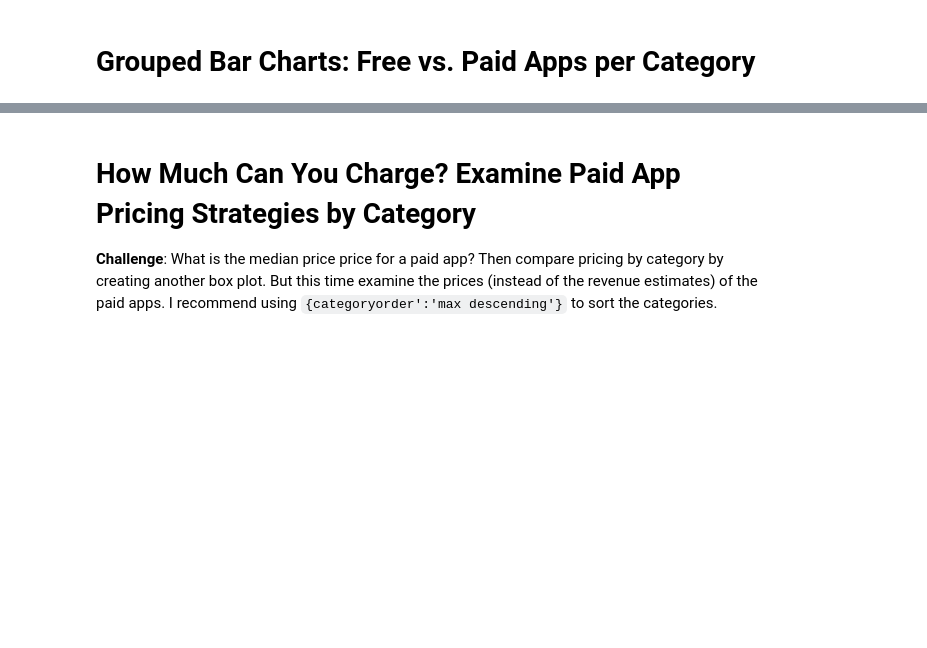
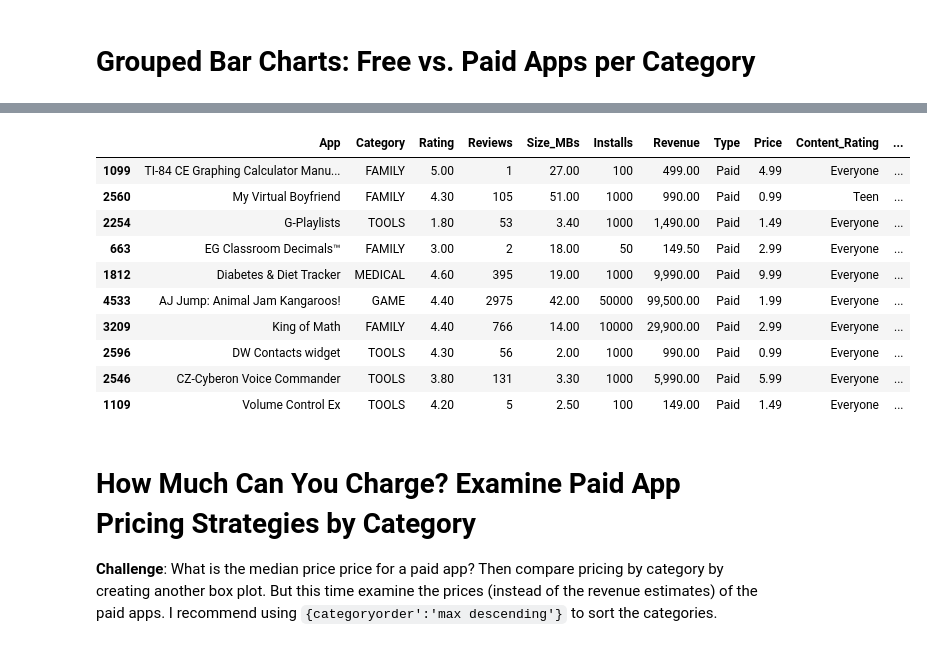
Before and after one commit to womaro/Story, a Jupyter notebook: Google_Play_Store_App_Analytics_(start).ipynb, the cells around one changed output, grey strips where cells are left out. Cells and saved outputs as stored; diff of their text form; code cells hidden in the pictures; blank space fills up the shorter version.

```diff
--- a/Google_Play_Store_App_Analytics_(start).ipynb
+++ b/Google_Play_Store_App_Analytics_(start).ipynb
@@ -548,6 +671,21 @@ Use the [Box Plots Guide](https://plotly.com/python/box-plots/) and the [.box AP
 Looking at the hover text, how much does the median app earn in the Tools category? If developing an Android app costs $30,000 or thereabouts, does the average photography app recoup its development costs?
 
 Hint: I've used 'min ascending' to sort the categories.
+# %%
+df_paid_apps = df_apps_clean[df_apps_clean['Type'] == 'Paid']
+df_paid_apps.sample(10)
+# %% [output]
+|  | App | Category | Rating | Reviews | Size_MBs | Installs | Revenue | Type | Price | Content_Rating | ... |
+| 1099 | TI-84 CE Graphing Calculator Manu... | FAMILY | 5.00 | 1 | 27.00 | 100 | 499.00 | Paid | 4.99 | Everyone | ... |
+| 2560 | My Virtual Boyfriend | FAMILY | 4.30 | 105 | 51.00 | 1000 | 990.00 | Paid | 0.99 | Teen | ... |
+| 2254 | G-Playlists | TOOLS | 1.80 | 53 | 3.40 | 1000 | 1,490.00 | Paid | 1.49 | Everyone | ... |
+| 663 | EG Classroom Decimals™ | FAMILY | 3.00 | 2 | 18.00 | 50 | 149.50 | Paid | 2.99 | Everyone | ... |
+| 1812 | Diabetes & Diet Tracker | MEDICAL | 4.60 | 395 | 19.00 | 1000 | 9,990.00 | Paid | 9.99 | Everyone | ... |
+| 4533 | AJ Jump: Animal Jam Kangaroos! | GAME | 4.40 | 2975 | 42.00 | 50000 | 99,500.00 | Paid | 1.99 | Everyone | ... |
+| 3209 | King of Math | FAMILY | 4.40 | 766 | 14.00 | 10000 | 29,900.00 | Paid | 2.99 | Everyone | ... |
+| 2596 | DW Contacts widget | TOOLS | 4.30 | 56 | 2.00 | 1000 | 990.00 | Paid | 0.99 | Everyone | ... |
+| 2546 | CZ-Cyberon Voice Commander | TOOLS | 3.80 | 131 | 3.30 | 1000 | 5,990.00 | Paid | 5.99 | Everyone | ... |
+| 1109 | Volume Control Ex | TOOLS | 4.20 | 5 | 2.50 | 100 | 149.00 | Paid | 1.49 | Everyone | ... |
 # %% [markdown]
 # How Much Can You Charge? Examine Paid App Pricing Strategies by Category
 
```
Also changed, not shown: parts of 11 cells of this notebook.
